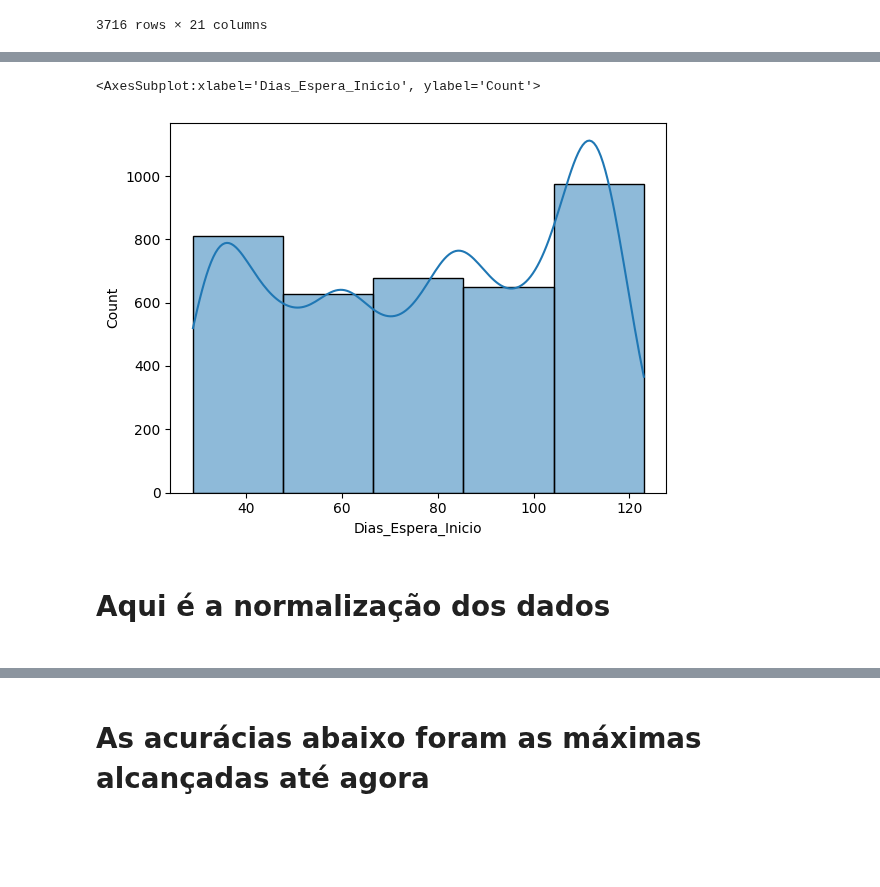
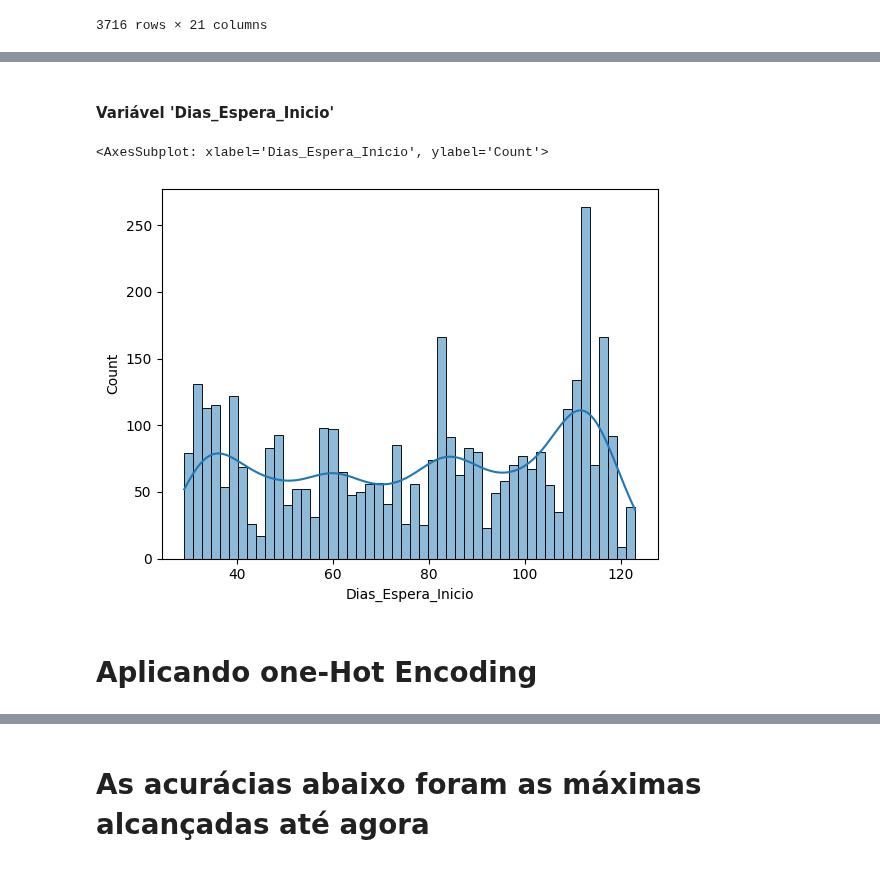
Before and after one commit to wellisonS/Desafio-Visagio, a Jupyter notebook: test.ipynb, the cells around one changed output, grey strips where cells are left out. Drawn from its saved outputs; the diff is of its cells as text; code cells hidden in the pictures; blank space fills up the shorter version.

```diff
--- a/test.ipynb
+++ b/test.ipynb
@@ -34,0 +42,2 @@ df.dropna()
+# %%
+df.drop(['ID_Aluno', 'Idade'], inplace=True, axis=1)
@@ -114,26 +140,35 @@ df.drop(['Pessoas_Casa'], inplace=True, axis=1)
 # %%
 def categorizar_dias_espera(dias):
     if 0 <= dias <= 3:
-        return '0-3'
+        return 'dias_espera_aprovacao_0-3'
     elif 4 <= dias <= 9:
-        return '4-9'
+        return 'dias_espera_aprovacao_4-9'
     elif 10 <= dias <= 15:
-        return '10-15'
+        return 'dias_espera_aprovacao_10-15'
     else:
-        return '16+'
+        return 'dias_espera_aprovacao_16+'
 
 # Aplicando a função à coluna 'Dias_Espera_Aprovacao' e criando a nova coluna 'categoria_dias_espera'
-df['categoria_dias_espera'] = df['Dias_Espera_Aprovacao'].apply(categorizar_dias_espera)
+df['categoria_dias_espera_aprovacao'] = df['Dias_Espera_Aprovacao'].apply(categorizar_dias_espera)
 
 # Criando colunas para cada categoria
-categorias_dias = ['0-3', '4-9', '10-15', '16+']
+categorias_dias = [
+    'dias_espera_aprovacao_0-3',
+    'dias_espera_aprovacao_4-9',
+    'dias_espera_aprovacao_10-15',
+    'dias_espera_aprovacao_16+'
+]
+
 for categoria in categorias_dias:
-    df[categoria] = df['categoria_dias_espera'].apply(lambda x: 1 if x == categoria else 0)
+    df[categoria] = df['categoria_dias_espera_aprovacao'].apply(lambda x: 1 if x == categoria else 0)
+# %%
+df.drop(['categoria_dias_espera_aprovacao', 'Dias_Espera_Aprovacao'], inplace=True, axis=1)
+# %% [markdown]
+#### Variável 'Dias_Espera_Inicio'
 # %%
-import seaborn as sns
-sns.histplot(data=df, x='Dias_Espera_Inicio', bins=5, kde=True)
+sns.histplot(data=df, x='Dias_Espera_Inicio', bins=50, kde=True)
 # %% [output]
-<AxesSubplot:xlabel='Dias_Espera_Inicio', ylabel='Count'>
+<AxesSubplot: xlabel='Dias_Espera_Inicio', ylabel='Count'>
-[figure, old version]
+[figure, new version]
 # %%
 def categorizar_dias_espera_inicio(dias):
@@ -158,3 +202,3 @@ df.drop(['categoria_dias_espera', 'Dias_Espera_Inicio'], inplace=True, axis=1)
-# %% [markdown]
-<h1> Aqui é a normalização dos dados <h1>
+# %% [markdown]
+# Aplicando one-Hot Encoding
 # %%
```
Also changed, not shown: parts of 53 cells of this notebook, 1 other file.
